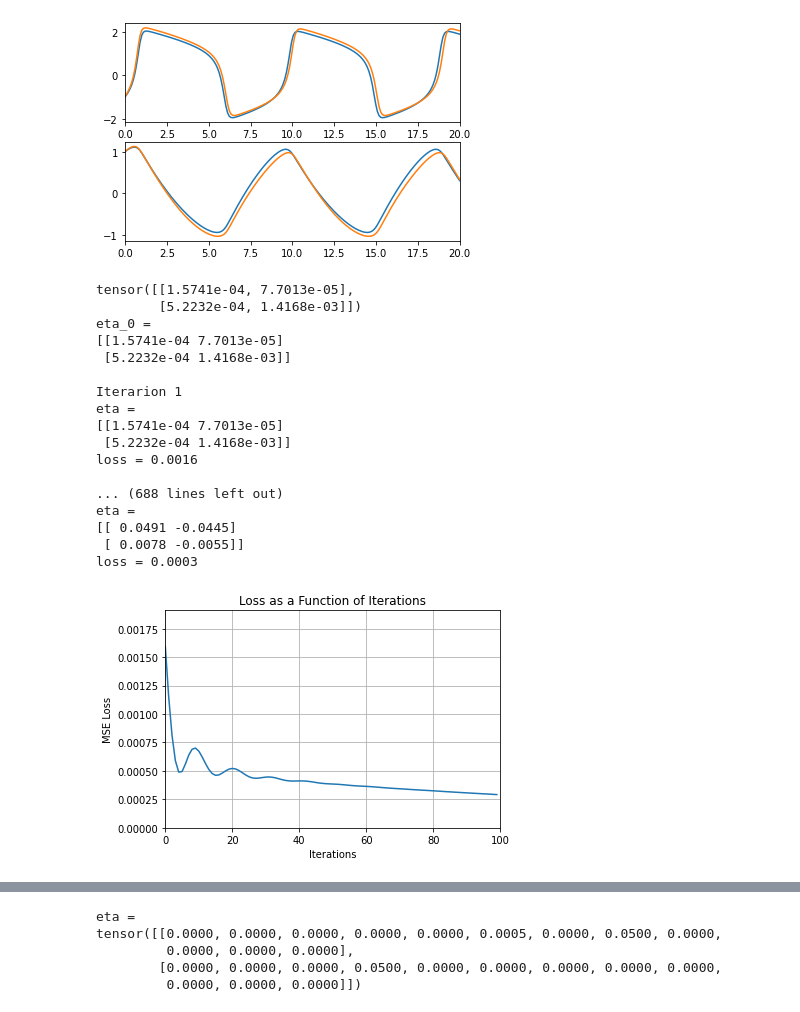
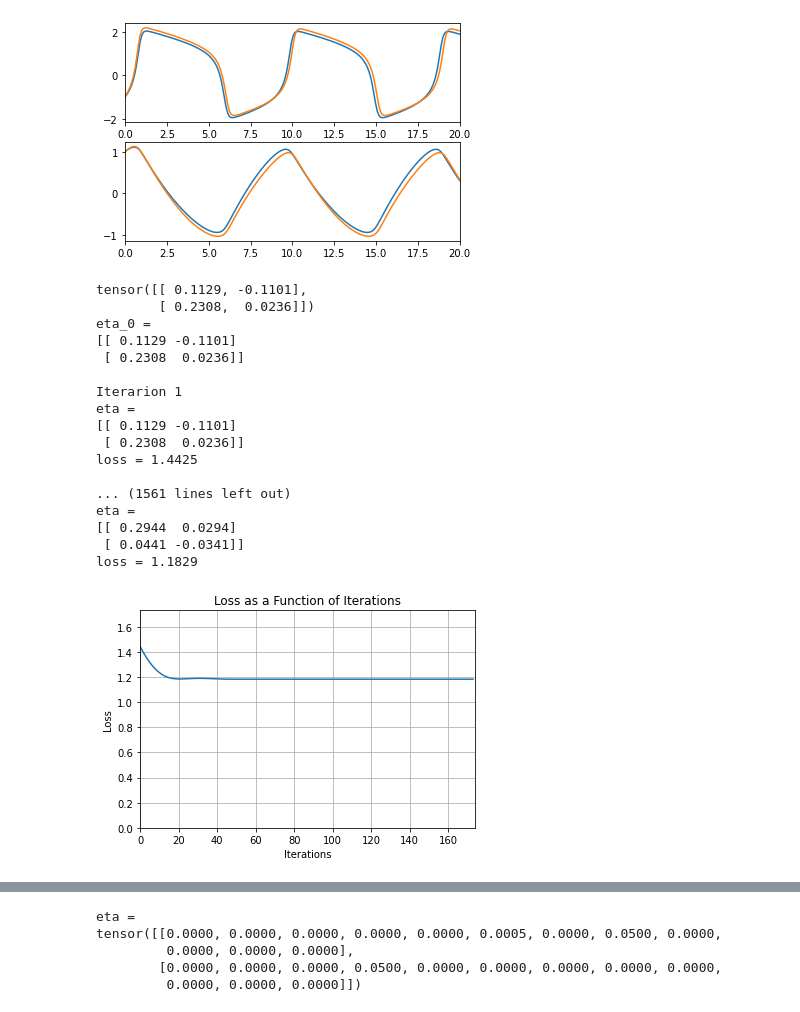
Before and after one commit to ariakoehler/dynamical-systems-learning, a Jupyter notebook: notebooks/testing-simple.ipynb, the cells around one changed output, grey strips where cells are left out. Saved outputs shown, nothing was run; the diff lists cells and outputs as text; code cells hidden in the pictures.

```diff
--- a/notebooks/testing-simple.ipynb
+++ b/notebooks/testing-simple.ipynb
@@ -19,6 +19,16 @@ def FN_torch_modified(t, V, eta, a=0.2, b=0.2, c=3.0):
     dV += torch.matmul(eta, terms)
     return dV
 
+def FN_torch_vec(t, V, eta, a=0.2, b=0.2, c=3.0):
+    V1 = c * (V[:,0] - V[:,0]**3/3 + V[:,1])
+    V2 = -1/c * (V[:,0] - a + b*V[:,1])
+    dV = torch.vstack((V1, V2))
+    terms = torch.vstack([V[:,0]**2, V[:,1]**2])
+    m = torch.matmul(eta, terms)
+    dV = dV + m
+#     print(dV.shape)
+    return dV.T
+
 def FN_torch_modified_large(t, V, eta, a=0.2, b=0.2, c=3.0):
     V1 = c * (V[0] - V[0]**3/3 + V[1])
     V2 = -1/c * (V[0] - a + b*V[1])
@@ -26,6 +36,11 @@ def FN_torch_modified_large(t, V, eta, a=0.2, b=0.2, c=3.0):
     terms = torch.tensor([V[0]**2, V[1]**2, V[0]*V[1], V[0]**2*V[1], V[0]*V[1]**2, torch.exp(V[0]), torch.exp(V[1]), V[0]**4, V[0]**3*V[1], V[0]**2*V[1]**2, V[0]*V[1]**3, V[1]**4])
     dV += torch.matmul(eta, terms)
     return dV
+# %%
+def make_predictions(t, x_true, optfitz):
+#     print(optfitz.forward(t, x_true)[:,:].shape)
+
+    return optfitz.forward(t, x_true)[:-1,:]
 # %%
 class DiffLoss(torch.nn.Module):
 
@@ -50,7 +65,7 @@ class OptimizeFitzhugh(torch.nn.Module):
         self.eta.requires_grad_()
 
     def rhs(self, x, t):
-        return FN_torch_modified(t, x, self.eta)
+        return FN_torch_vec(t, x, self.eta)
 
     def forward(self, t, x):
         return self.rhs(x, t)
@@ -98,19 +113,19 @@ plt.show()
 # %%
 eta_method = 'random'
 check_grads = False
-max_it = 100
+max_it = 10000
 
-N = 200
-ub = 20
+N = 20000
+ub = 200
 
 t_space = torch.linspace(0, ub, N)
 x0 = torch.tensor([-1.0, 1.0])
 x0.requires_grad_()
-tol = 10**-5
+tol = 10**-4
 
 
 if eta_method == 'random':
-    eta0 = torch.tensor(np.random.normal(0, 0.001, (2,2)), dtype=torch.float).to(device)
+    eta0 = torch.tensor(np.random.normal(0, 0.1, (2,2)), dtype=torch.float).to(device)
 elif eta_method == 'zeros':
     eta0 = torch.tensor(np.zeros((2,2)), dtype=torch.float).to(device)
 elif eta_method == 'actual':
@@ -124,13 +139,15 @@ with torch.no_grad():
     true_eta = torch.tensor([[0.3, 0], [0, 0.05]], dtype=torch.float)
     true_FN = lambda t, x : FN_torch_modified(t, x, true_eta)
     true_soln = odeint(true_FN, x0, t_space)
+    true_diff = torch.diff(true_soln, axis=0)
 
 
 optfitz = OptimizeFitzhugh(x0, t_space, 2, eta0).to(device)
 
 
-optimizer = torch.optim.Adam([optfitz.eta], lr=10**-3)
-loss = DiffLoss().to(device)
+optimizer = torch.optim.Adam([optfitz.eta], lr=10**-2)
+# loss = DiffLoss().to(device)
+loss = torch.nn.MSELoss().to(device)
 
 print('eta_0 = \n{}\n'.format(optfitz.eta.detach().numpy()))
 
@@ -142,9 +159,10 @@ for it in range(max_it):
 
     optimizer.zero_grad()
 
-    pred_soln = odeint(optfitz, x0, t_space).to(device)
+#     pred_soln = odeint(optfitz, x0, t_space).to(device)
+    pred_diff = make_predictions(t_space, true_soln, optfitz).to(device)
 
-    loss_curr = loss(pred_soln, true_soln)
+    loss_curr = loss(pred_diff, true_diff)
     loss_curr.retain_grad()
     loss_curr.backward()
 
@@ -167,6 +185,7 @@ for it in range(max_it):
         if not (eta_method == 'actual' and it < 1):
             break
 
+    print(optfitz.eta.grad)
     loss_vec.append(loss_curr.detach().numpy())
 
     if check_grads:
@@ -194,32 +213,32 @@ for it in range(max_it):
 
     optimizer.step()
 # %% [output]
-tensor([[1.5741e-04, 7.7013e-05],
-        [5.2232e-04, 1.4168e-03]])
+tensor([[ 0.1129, -0.1101],
+        [ 0.2308,  0.0236]])
 eta_0 =
-[[1.5741e-04 7.7013e-05]
- [5.2232e-04 1.4168e-03]]
+[[ 0.1129 -0.1101]
+ [ 0.2308  0.0236]]
 
 Iterarion 1
 eta =
-[[1.5741e-04 7.7013e-05]
- [5.2232e-04 1.4168e-03]]
-loss = 0.0016
+[[ 0.1129 -0.1101]
+ [ 0.2308  0.0236]]
+loss = 1.4425
 
-... (688 lines left out)
+... (1561 lines left out)
 eta =
-[[ 0.0491 -0.0445]
- [ 0.0078 -0.0055]]
-loss = 0.0003
+[[ 0.2944  0.0294]
+ [ 0.0441 -0.0341]]
+loss = 1.1829
 # %%
 fig, ax = plt.subplots(1,1)
 ax.plot(range(len(loss_vec)), loss_vec)
 ax.set_xlabel('Iterations')
 ax.set_ylabel('Loss')
 ax.set_title('Loss as a Function of Iterations')
-ax.set_xlim((0, max_it))
+ax.set_xlim((0, len(loss_vec)))
 ax.set_ylim((0, max(loss_vec) * 1.2))
 plt.grid()
 plt.show()
 # %% [output]
-[figure, old version]
+[figure, new version]
```
Also changed, not shown: parts of 3 cells of this notebook, 2 other files.
